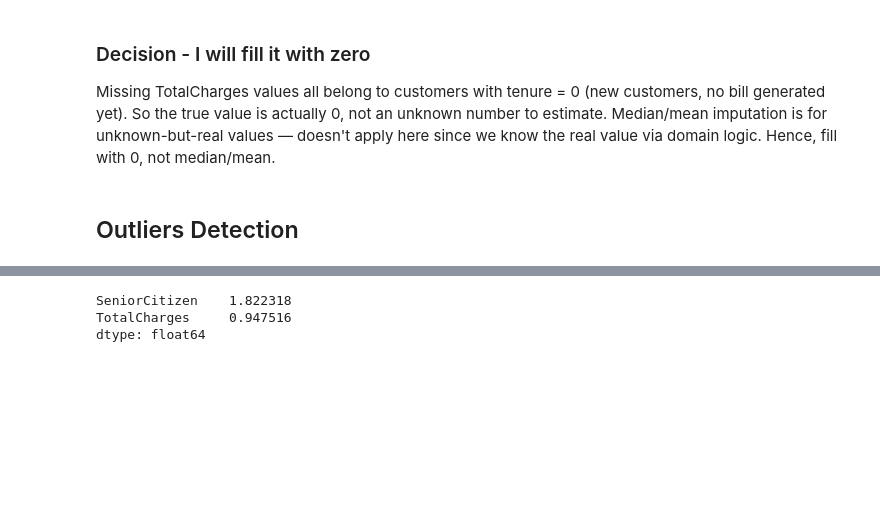
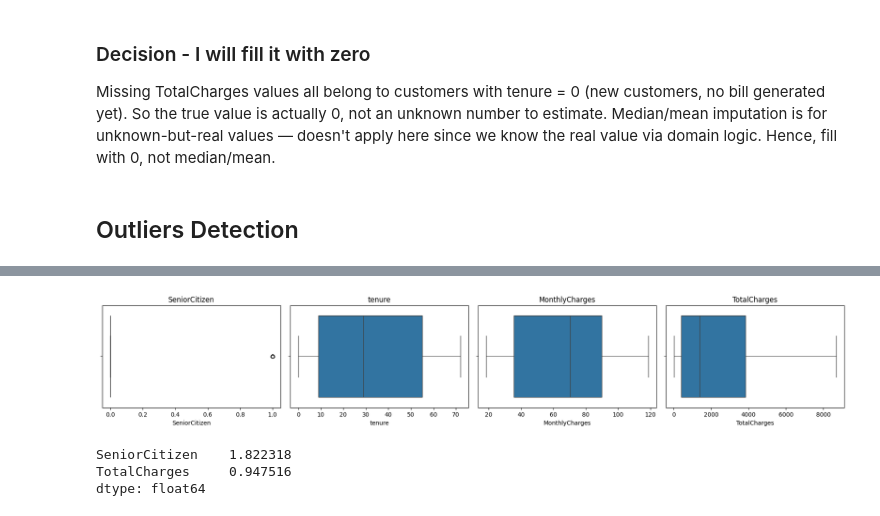
Before and after one commit to sushant758/ML-Exercises, a Jupyter notebook: Telco Customer Churn.ipynb, the cells around one changed output, grey strips where cells are left out. Saved outputs shown, nothing was run; the diff lists cells and outputs as text; code cells hidden in the pictures; blank space fills up the shorter version.

```diff
--- a/Telco Customer Churn.ipynb
+++ b/Telco Customer Churn.ipynb
@@ -553,13 +560,15 @@ num_cols = X_train.select_dtypes(
 # %%
-# plt.figure(figsize=(18,12))
+plt.figure(figsize=(18,12))
 
-# for i, col in enumerate(num_cols, 1):
-#     plt.subplot(4,4,i)
-#     sns.boxplot(x=X_train[col])
-#     plt.title(col)
+for i, col in enumerate(num_cols, 1):
+    plt.subplot(4,4,i)
+    sns.boxplot(x=X_train[col])
+    plt.title(col)
 
-# plt.tight_layout()
-# plt.show()
+plt.tight_layout()
+plt.show()
+# %% [output]
+[figure, added]
 # %%
 skewness = X_train[num_cols].skew()
 
```
Also changed, not shown: parts of 18 cells of this notebook.
